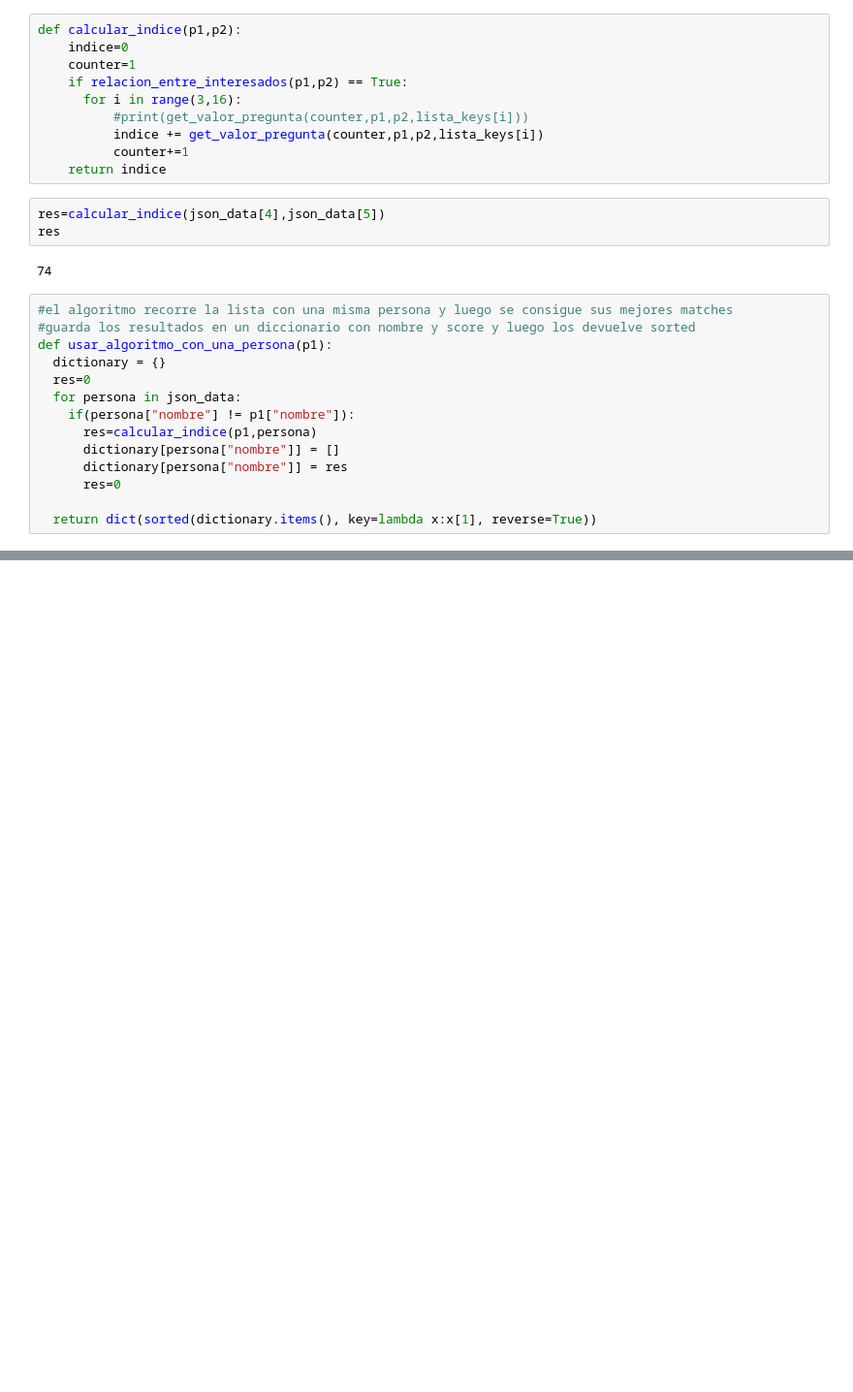
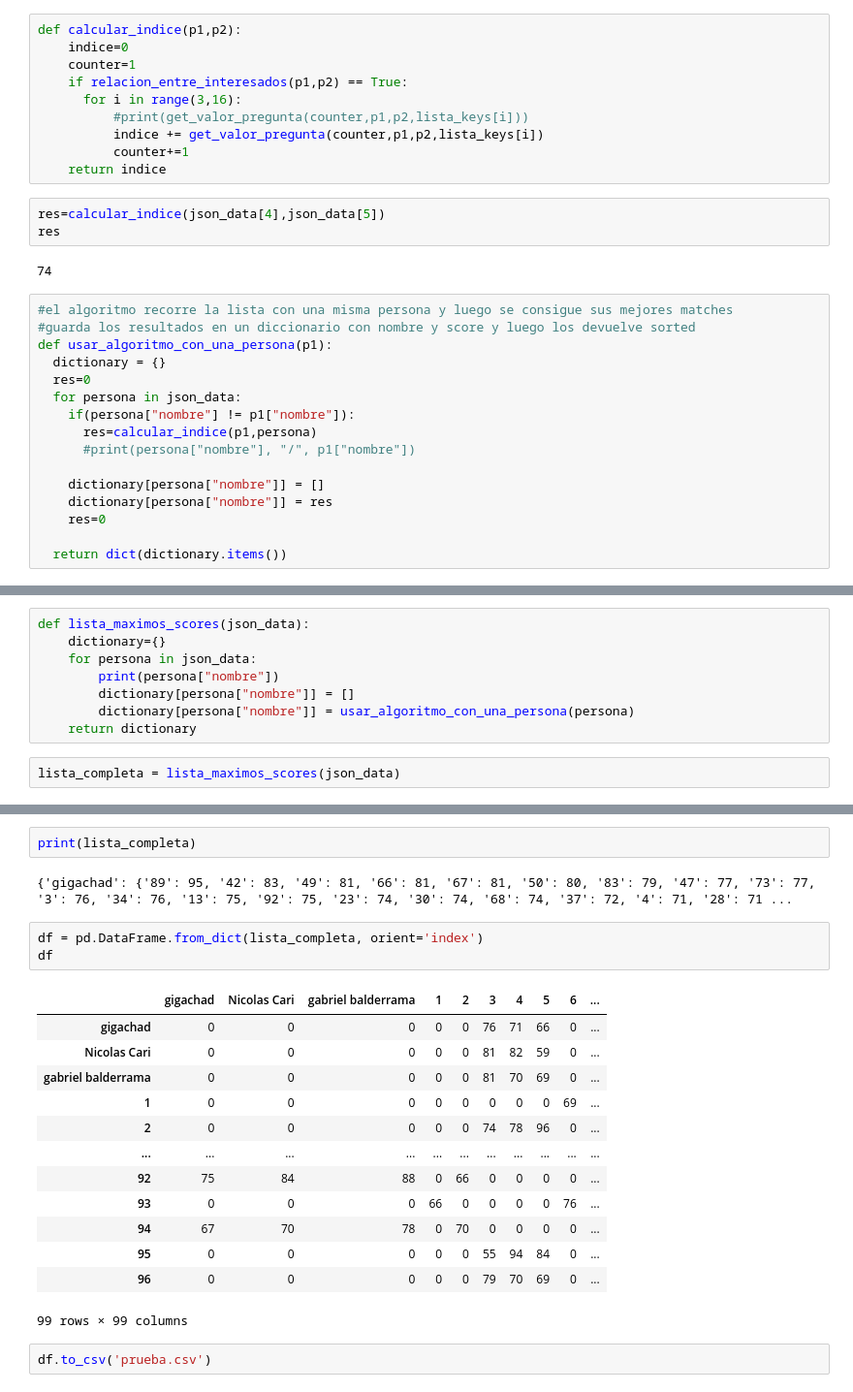
Before and after one commit to DaddyLipi/Parejas-secretas-San-Valentin, a Jupyter notebook: san_valentin.ipynb, the cells around one changed output, grey strips where cells are left out. Shown: that part at 97% size. Cells and saved outputs as stored; diff of their text form; blank space fills up the shorter version.

```diff
--- a/san_valentin.ipynb
+++ b/san_valentin.ipynb
@@ -243,9 +243,11 @@ def usar_algoritmo_con_una_persona(p1):
   for persona in json_data:
     if(persona["nombre"] != p1["nombre"]):
       res=calcular_indice(p1,persona)
-      dictionary[persona["nombre"]] = []
-      dictionary[persona["nombre"]] = res
-      res=0
+      #print(persona["nombre"], "/", p1["nombre"])
 
-  return dict(sorted(dictionary.items(), key=lambda x:x[1], reverse=True))
+    dictionary[persona["nombre"]] = []
+    dictionary[persona["nombre"]] = res
+    res=0
+
+  return dict(dictionary.items())
 # %%
@@ -257,0 +260,10 @@ la lista para gigachad es:
+# %%
+def lista_maximos_scores(json_data):
+    dictionary={}
+    for persona in json_data:
+        print(persona["nombre"])
+        dictionary[persona["nombre"]] = []
+        dictionary[persona["nombre"]] = usar_algoritmo_con_una_persona(persona)
+    return dictionary
+# %%
+lista_completa = lista_maximos_scores(json_data)
@@ -257,0 +288,23 @@ la lista para gigachad es:
+# %%
+print(lista_completa)
+# %% [output]
+{'gigachad': {'89': 95, '42': 83, '49': 81, '66': 81, '67': 81, '50': 80, '83': 79, '47': 77, '73': 77, '3': 76, '34': 76, '13': 75, '92': 75, '23': 74, '30': 74, '68': 74, '37': 72, '4': 71, '28': 71 ...
+# %%
+df = pd.DataFrame.from_dict(lista_completa, orient='index')
+df
+# %% [output]
+|  | gigachad | Nicolas Cari | gabriel balderrama | 1 | 2 | 3 | 4 | 5 | 6 | ... |
+| gigachad | 0 | 0 | 0 | 0 | 0 | 76 | 71 | 66 | 0 | ... |
+| Nicolas Cari | 0 | 0 | 0 | 0 | 0 | 81 | 82 | 59 | 0 | ... |
+| gabriel balderrama | 0 | 0 | 0 | 0 | 0 | 81 | 70 | 69 | 0 | ... |
+| 1 | 0 | 0 | 0 | 0 | 0 | 0 | 0 | 0 | 69 | ... |
+| 2 | 0 | 0 | 0 | 0 | 0 | 74 | 78 | 96 | 0 | ... |
+| ... | ... | ... | ... | ... | ... | ... | ... | ... | ... | ... |
+| 92 | 75 | 84 | 88 | 0 | 66 | 0 | 0 | 0 | 0 | ... |
+| 93 | 0 | 0 | 0 | 66 | 0 | 0 | 0 | 0 | 76 | ... |
+| 94 | 67 | 70 | 78 | 0 | 70 | 0 | 0 | 0 | 0 | ... |
+| 95 | 0 | 0 | 0 | 0 | 0 | 55 | 94 | 84 | 0 | ... |
+| 96 | 0 | 0 | 0 | 0 | 0 | 79 | 70 | 69 | 0 | ... |
+99 rows × 99 columns
+# %%
+df.to_csv('prueba.csv')
```
Also changed, not shown: parts of 6 cells of this notebook.
